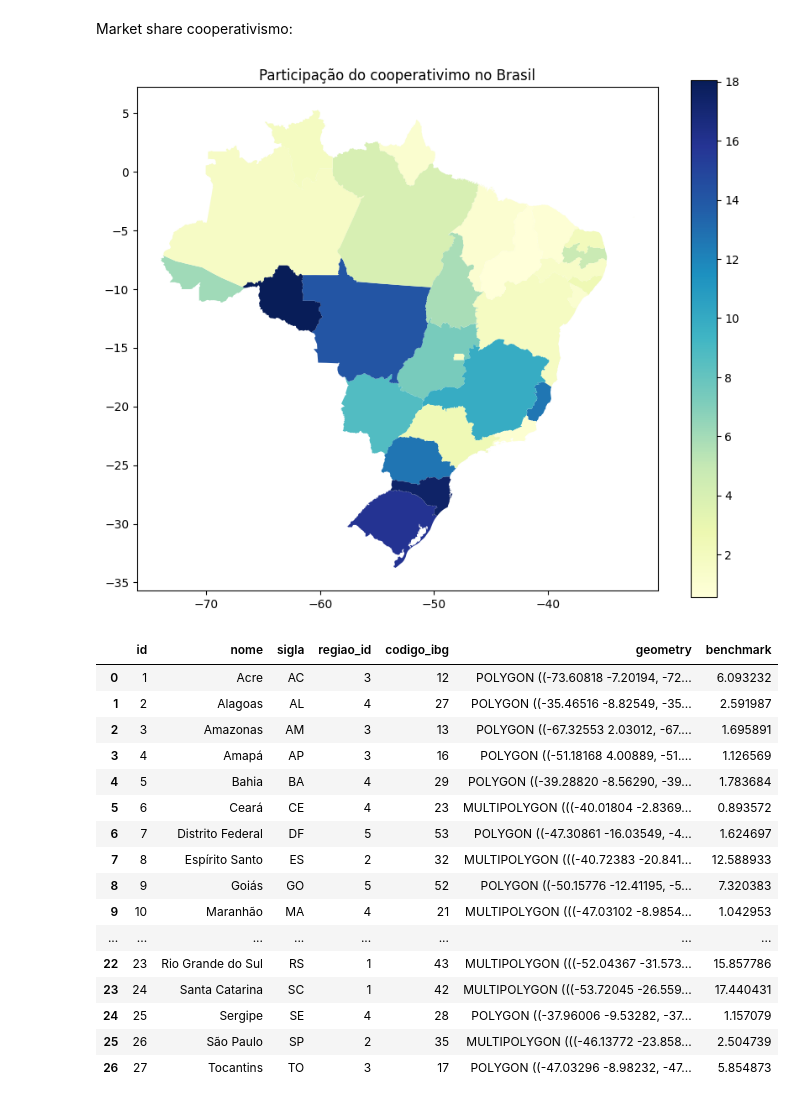
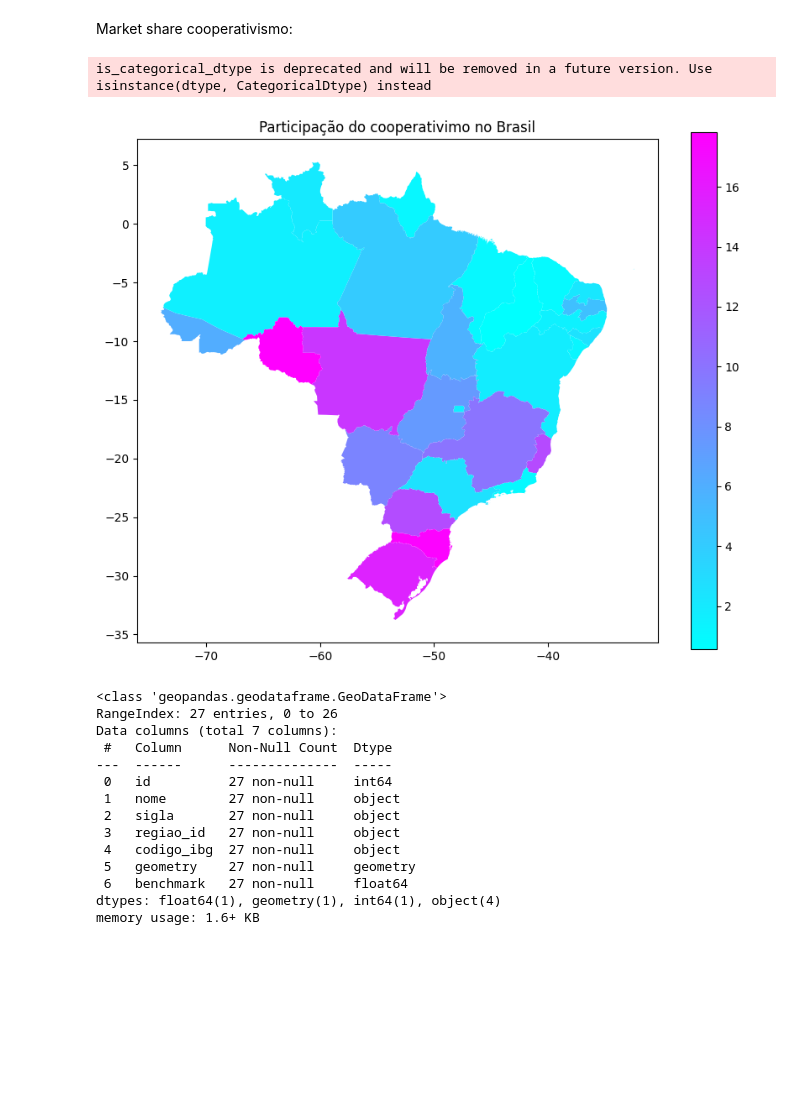
Before and after one commit to fabiovarriano/ccoperativascredito_brasil, a Jupyter notebook: dados.ipynb, the cells around one changed output. Drawn from its saved outputs; the diff is of its cells as text; code cells hidden in the pictures; blank space fills up the shorter version.

```diff
--- a/dados.ipynb
+++ b/dados.ipynb
@@ -20,4 +20,4 @@ import seaborn as sns
 # %%
 # carregar bancos de dados
 # foram carregados os dados dos últimos 12 meses movimento que foram criados em arquivo python separados
-df = pd.read_csv(r"D:\Projetos_Analytics\01.cooperativas\01.Coop_Brasil\base.csv")
+df = pd.read_csv("dataframe.csv")
@@ -47,7 +32,7 @@ será criado uma visão do total por estado e sua evolução e uma visão da sha
 # Total do envidamento por estados:
 ## Agrupar
 dados_group = dados.groupby(['data_base', 'uf'])[['carteira_ativa', 'carteira_inadimplida_arrastada']].sum().reset_index()
-dados_group = dados_group.loc[dados_group['data_base']== '2023-05-31 00:00:00']
+dados_group = dados_group.loc[dados_group['data_base']== '2023-06-30 00:00:00']
 dados_group = dados_group.rename(columns  = {'uf': 'sigla'})
 dados_group = dados_group[['sigla', 'carteira_ativa']]
 # %%
@@ -77,7 +88,7 @@ dados2 = dados2.loc[dados2['tcb'] == 'Cooperativas']
 # Total do envidamento por estados:
 ## Agrupar
 dados_coop = dados2.groupby(['data_base', 'uf'])[['carteira_ativa', 'carteira_inadimplida_arrastada']].sum().reset_index()
-dados_coop = dados_coop.loc[dados_coop['data_base']== '2023-05-31 00:00:00']
+dados_coop = dados_coop.loc[dados_coop['data_base']== '2023-06-30 00:00:00']
 dados_coop = dados_coop.rename(columns  = {'uf': 'sigla'})
 dados_coop = dados_coop[['sigla', 'carteira_ativa']]
 # %%
@@ -110,18 +117,20 @@ bench = dados_group.merge(dados_coop, on = 'sigla', how = 'left')
 bench['benchmark'] = bench['carteira_ativa_y'] / bench['carteira_ativa_x'] *100
 # Separar linhas para o gráfico:
 bench = bench[['sigla', 'benchmark']]
+bench['benchmark'] = bench['benchmark'].round(2)
 # %%
 #Gráfico:
 # Carregue o shapefile dos estados brasileiros
 brasil3 = gpd.read_file(r"D:\Projetos_Analytics\01.cooperativas\estados_2010\estados_2010.shp")
 
 # Combine o DataFrame dos estados com o DataFrame do mapa de calor
 bench_brasil = brasil3.merge(bench, on='sigla',how='left')
 
 # Plote o mapa de calor
 fig, ax = plt.subplots(1, 1, figsize=(10, 8))
-bench_brasil.plot(column='benchmark', cmap='YlGnBu', ax=ax, legend=True)
+bench_brasil.plot(column='benchmark', cmap='cool', ax=ax, legend=True)
 plt.title('Participação do cooperativimo no Brasil')
 plt.show()
 # %% [output]
+is_categorical_dtype is deprecated and will be removed in a future version. Use isinstance(dtype, CategoricalDtype) instead
-[figure, old version]
+[figure, new version]
@@ -128,20 +153,17 @@ plt.show()
 # %%
-bench_brasil
+bench_brasil.info()
 # %% [output]
-|  | id | nome | sigla | regiao_id | codigo_ibg | geometry | benchmark |
-| 0 | 1 | Acre | AC | 3 | 12 | POLYGON ((-73.60818 -7.20194, -72... | 6.093232 |
-| 1 | 2 | Alagoas | AL | 4 | 27 | POLYGON ((-35.46516 -8.82549, -35... | 2.591987 |
-| 2 | 3 | Amazonas | AM | 3 | 13 | POLYGON ((-67.32553 2.03012, -67.... | 1.695891 |
-| 3 | 4 | Amapá | AP | 3 | 16 | POLYGON ((-51.18168 4.00889, -51.... | 1.126569 |
-| 4 | 5 | Bahia | BA | 4 | 29 | POLYGON ((-39.28820 -8.56290, -39... | 1.783684 |
-| 5 | 6 | Ceará | CE | 4 | 23 | MULTIPOLYGON (((-40.01804 -2.8369... | 0.893572 |
-| 6 | 7 | Distrito Federal | DF | 5 | 53 | POLYGON ((-47.30861 -16.03549, -4... | 1.624697 |
-| 7 | 8 | Espírito Santo | ES | 2 | 32 | MULTIPOLYGON (((-40.72383 -20.841... | 12.588933 |
-| 8 | 9 | Goiás | GO | 5 | 52 | POLYGON ((-50.15776 -12.41195, -5... | 7.320383 |
-| 9 | 10 | Maranhão | MA | 4 | 21 | MULTIPOLYGON (((-47.03102 -8.9854... | 1.042953 |
-| ... | ... | ... | ... | ... | ... | ... | ... |
-| 22 | 23 | Rio Grande do Sul | RS | 1 | 43 | MULTIPOLYGON (((-52.04367 -31.573... | 15.857786 |
-| 23 | 24 | Santa Catarina | SC | 1 | 42 | MULTIPOLYGON (((-53.72045 -26.559... | 17.440431 |
-| 24 | 25 | Sergipe | SE | 4 | 28 | POLYGON ((-37.96006 -9.53282, -37... | 1.157079 |
-| 25 | 26 | São Paulo | SP | 2 | 35 | MULTIPOLYGON (((-46.13772 -23.858... | 2.504739 |
-| 26 | 27 | Tocantins | TO | 3 | 17 | POLYGON ((-47.03296 -8.98232, -47... | 5.854873 |
+<class 'geopandas.geodataframe.GeoDataFrame'>
+RangeIndex: 27 entries, 0 to 26
+Data columns (total 7 columns):
+ #   Column      Non-Null Count  Dtype
+---  ------      --------------  -----
+ 0   id          27 non-null     int64
+ 1   nome        27 non-null     object
+ 2   sigla       27 non-null     object
+ 3   regiao_id   27 non-null     object
+ 4   codigo_ibg  27 non-null     object
+ 5   geometry    27 non-null     geometry
+ 6   benchmark   27 non-null     float64
+dtypes: float64(1), geometry(1), int64(1), object(4)
+memory usage: 1.6+ KB
```
Also changed, not shown: parts of 10 cells of this notebook.
